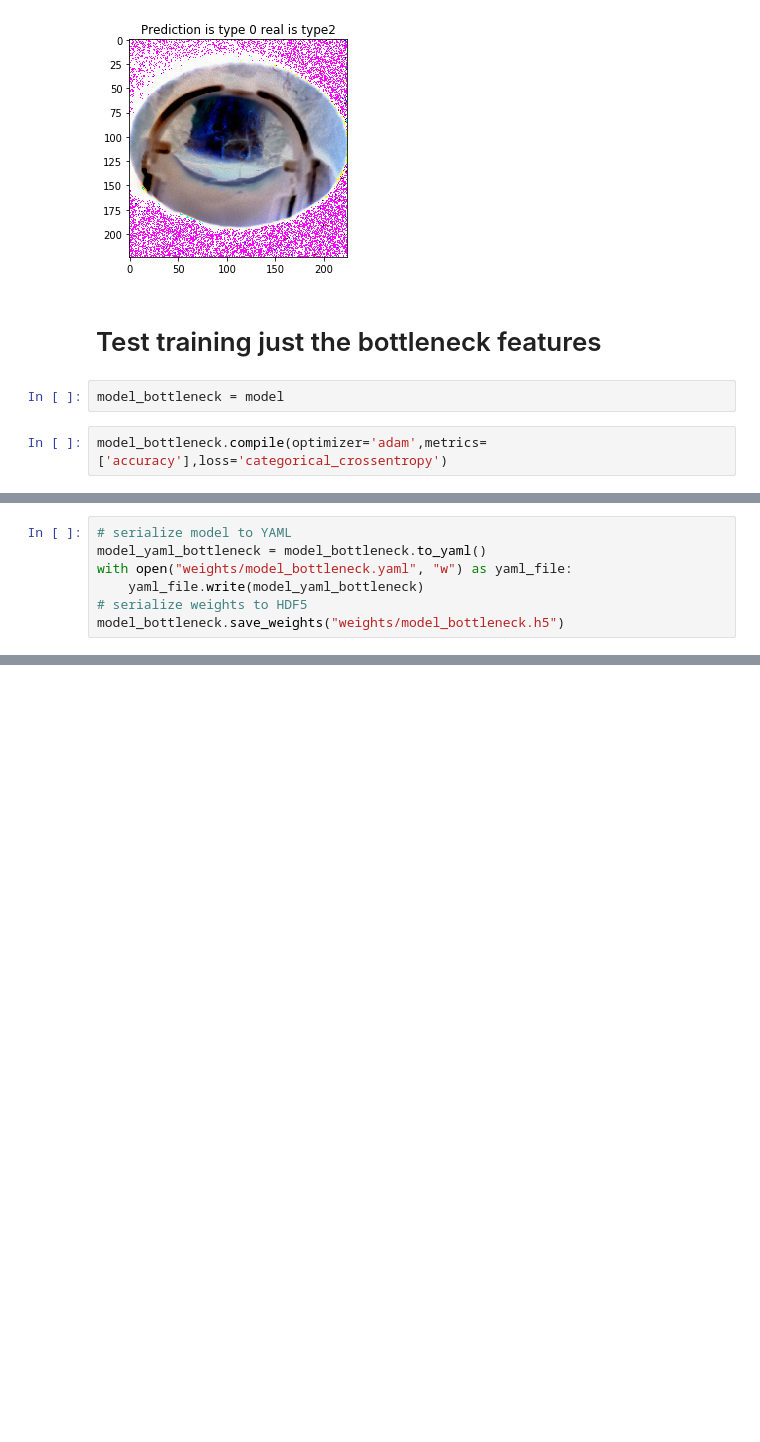
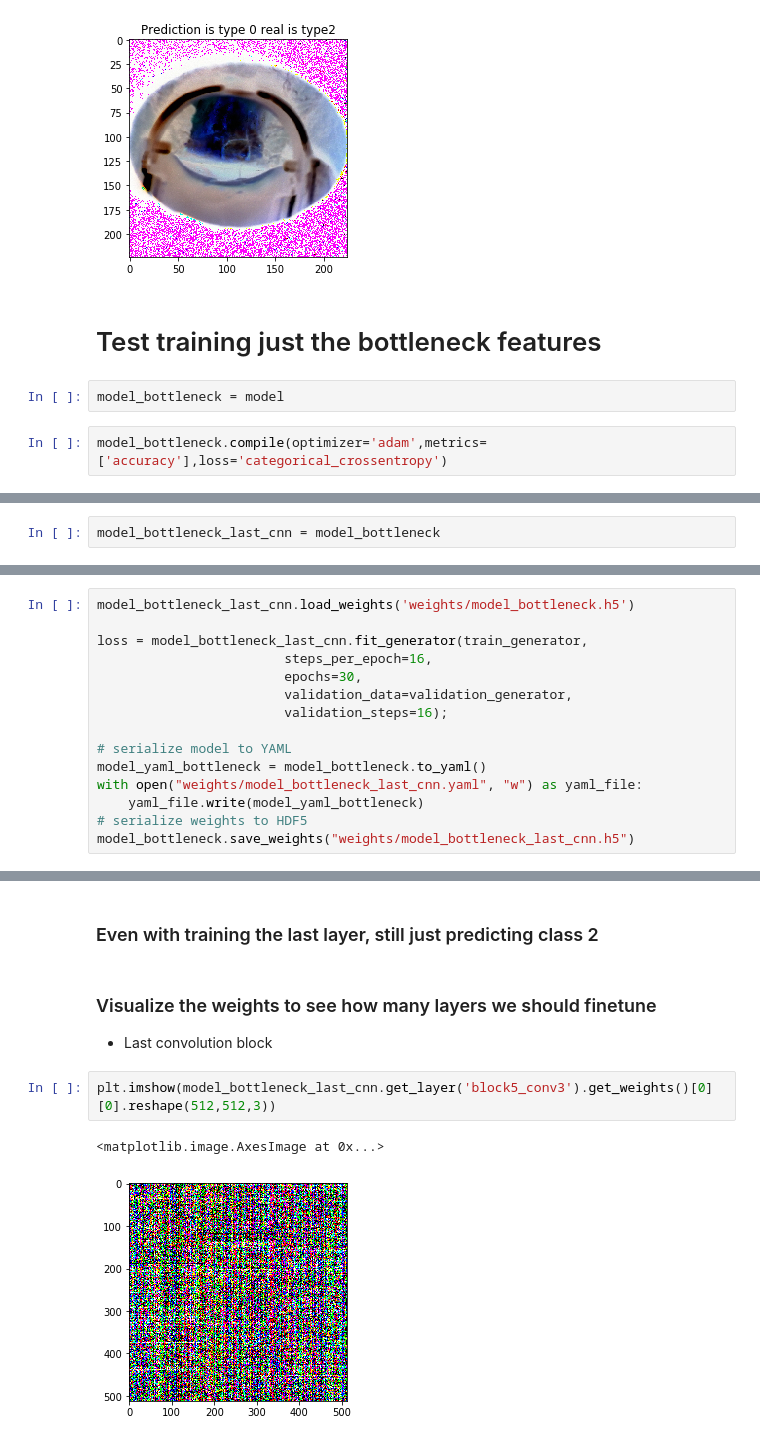
Before and after one commit to jonhilgart22/kaggle-cervical-cancer, a Jupyter notebook: EDA_&_transfer_learning.ipynb, the cells around one changed output, grey strips where cells are left out. Cells and saved outputs as stored; diff of their text form; blank space fills up the shorter version.

```diff
--- a/EDA_&_transfer_learning.ipynb
+++ b/EDA_&_transfer_learning.ipynb
@@ -283,0 +441,2 @@ Epoch 3/5
+# %%
+model_bottleneck_last_cnn = model_bottleneck
@@ -284,7 +489,15 @@ Epoch 3/5
 # %%
+model_bottleneck_last_cnn.load_weights('weights/model_bottleneck.h5')
+
+loss = model_bottleneck_last_cnn.fit_generator(train_generator,
+                        steps_per_epoch=16,
+                        epochs=30,
+                        validation_data=validation_generator,
+                        validation_steps=16);
+
 # serialize model to YAML
 model_yaml_bottleneck = model_bottleneck.to_yaml()
-with open("weights/model_bottleneck.yaml", "w") as yaml_file:
+with open("weights/model_bottleneck_last_cnn.yaml", "w") as yaml_file:
     yaml_file.write(model_yaml_bottleneck)
 # serialize weights to HDF5
-model_bottleneck.save_weights("weights/model_bottleneck.h5")
+model_bottleneck.save_weights("weights/model_bottleneck_last_cnn.h5")
@@ -290,0 +652,10 @@ model_bottleneck.save_weights("weights/model_bottleneck.h5")
+# %% [markdown]
+### Even with training the last layer, still just predicting class 2
+# %% [markdown]
+### Visualize the weights to see how many layers we should finetune
+- Last convolution block
+# %%
+plt.imshow(model_bottleneck_last_cnn.get_layer('block5_conv3').get_weights()[0][0].reshape(512,512,3))
+# %% [output]
+<matplotlib.image.AxesImage at 0x...>
+[figure, added]
```
Also changed, not shown: parts of 34 cells of this notebook, 4 other files.
